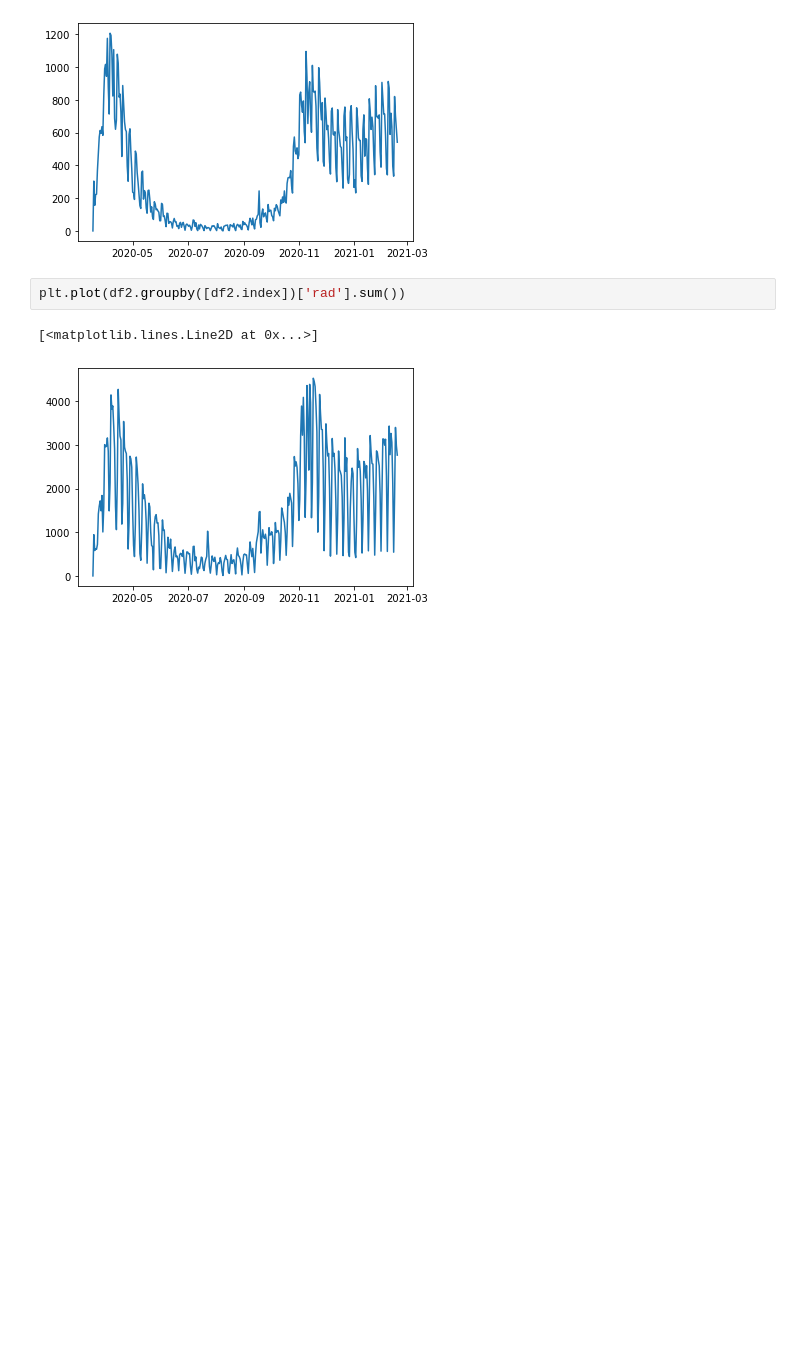
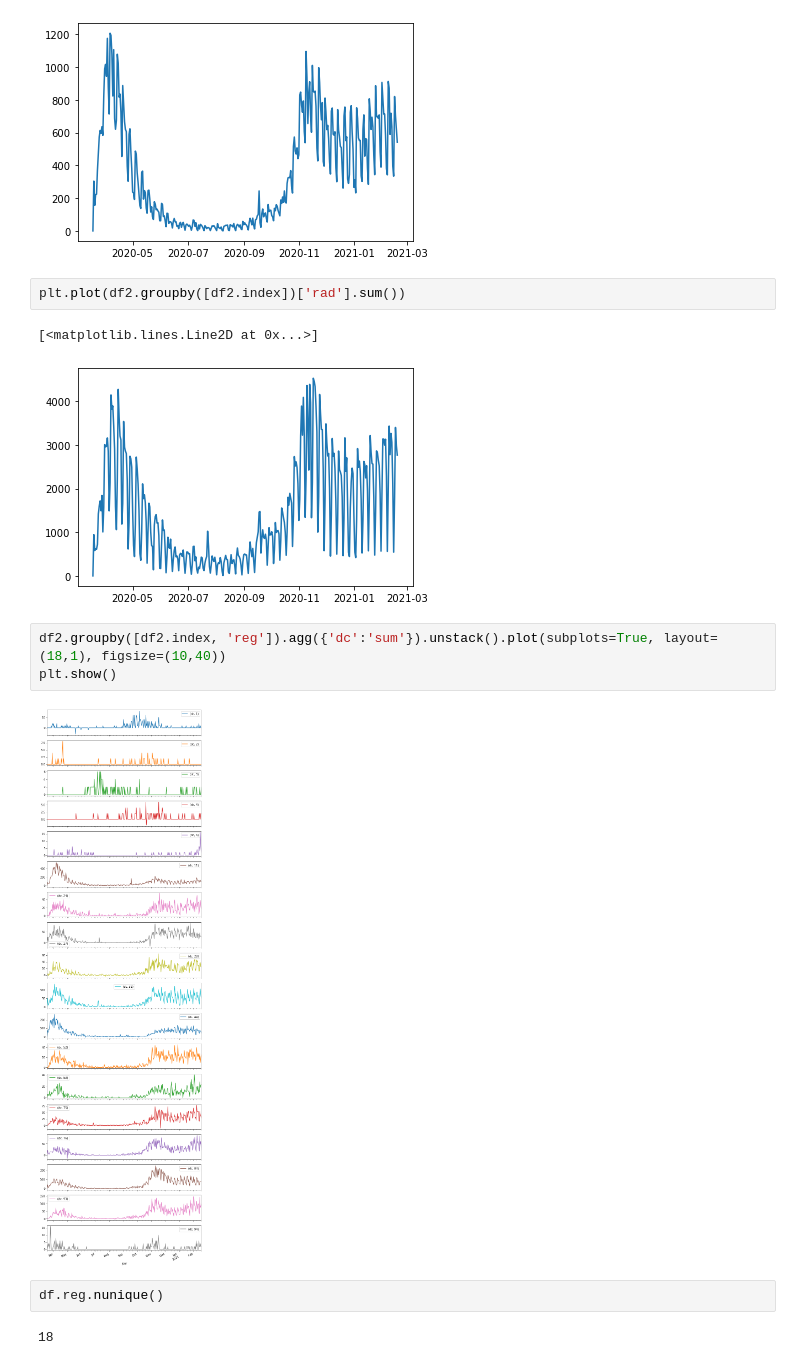
Before and after one commit to alihallal-DATA8/Dashboard_COVID, a Jupyter notebook: Cov_diff.ipynb, the cells around one changed output. Drawn from its saved outputs; the diff is of its cells as text; blank space fills up the shorter version.

```diff
--- a/Cov_diff.ipynb
+++ b/Cov_diff.ipynb
@@ -106,3 +106,12 @@ plt.plot(df2.groupby([df2.index])['rad'].sum())
 # %% [output]
 [<matplotlib.lines.Line2D at 0x...>]
 [figure]
+# %%
+df2.groupby([df2.index, 'reg']).agg({'dc':'sum'}).unstack().plot(subplots=True, layout=(18,1), figsize=(10,40))
+plt.show()
+# %% [output]
+[figure, added]
+# %%
+df.reg.nunique()
+# %% [output]
+18
```
Also changed, not shown: parts of 1 cell of this notebook.
